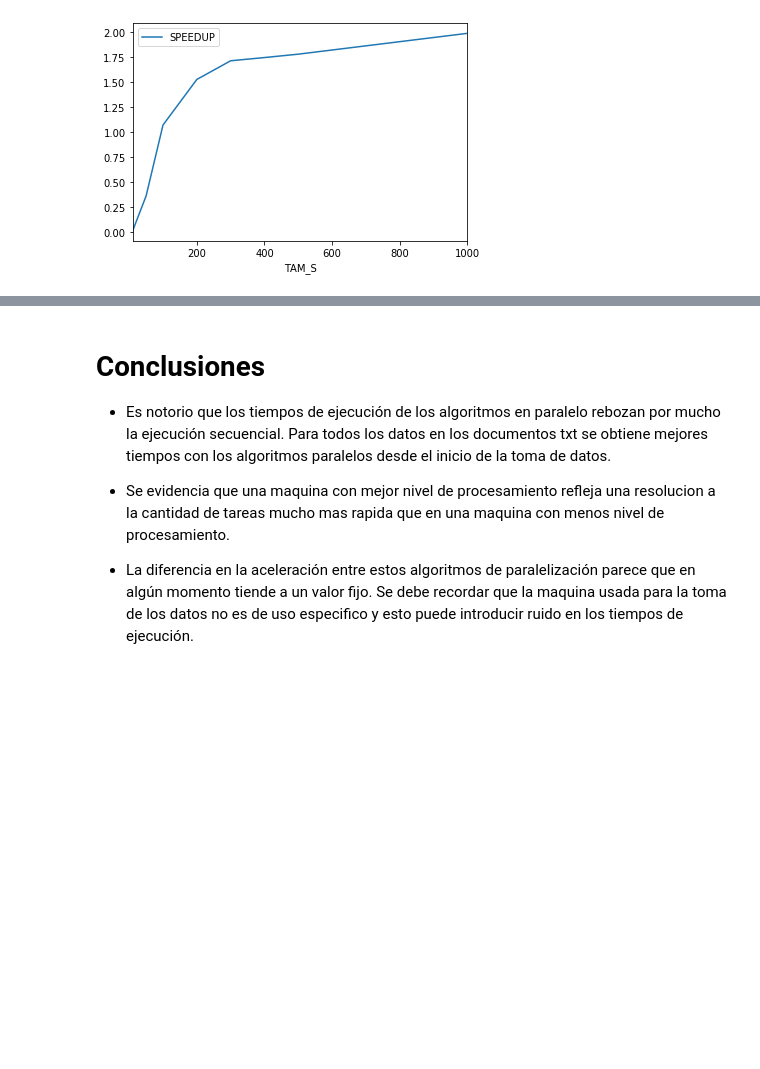
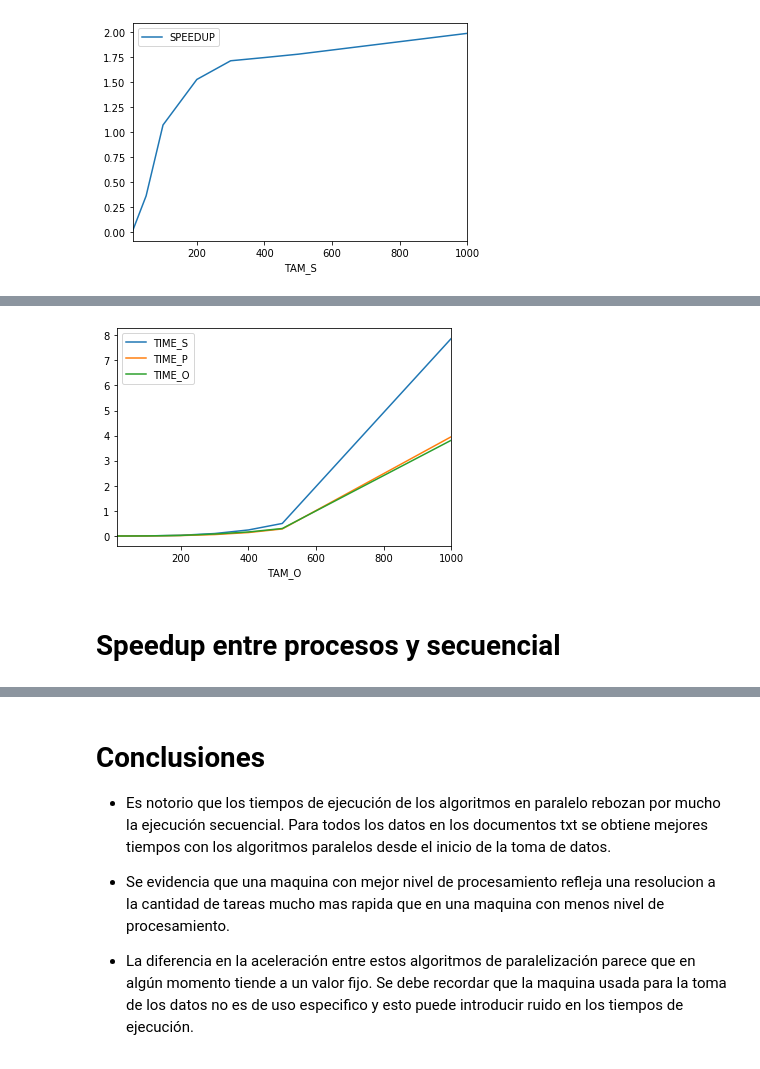
Before and after one commit to M4ur0-6M/HPC, a Jupyter notebook: MultiMatrix/readme.ipynb, the cells around one changed output, grey strips where cells are left out. Cells and saved outputs as stored; diff of their text form; code cells hidden in the pictures; blank space fills up the shorter version.

```diff
--- a/MultiMatrix/readme.ipynb
+++ b/MultiMatrix/readme.ipynb
@@ -102,0 +143,10 @@ plt.show()
+# %%
+ax = plt.gca()
+datSeq.plot(kind='line',x='TAM_S',y='TIME_S', ax=ax)
+datParl.plot(kind='line',x='TAM_P',y='TIME_P', ax=ax)
+datOpen.plot(kind='line',x='TAM_O',y='TIME_O', ax=ax)
+plt.show()
+# %% [output]
+[figure, added]
+# %% [markdown]
+# Speedup entre procesos y secuencial
```
Also changed, not shown: parts of 16 cells of this notebook.
